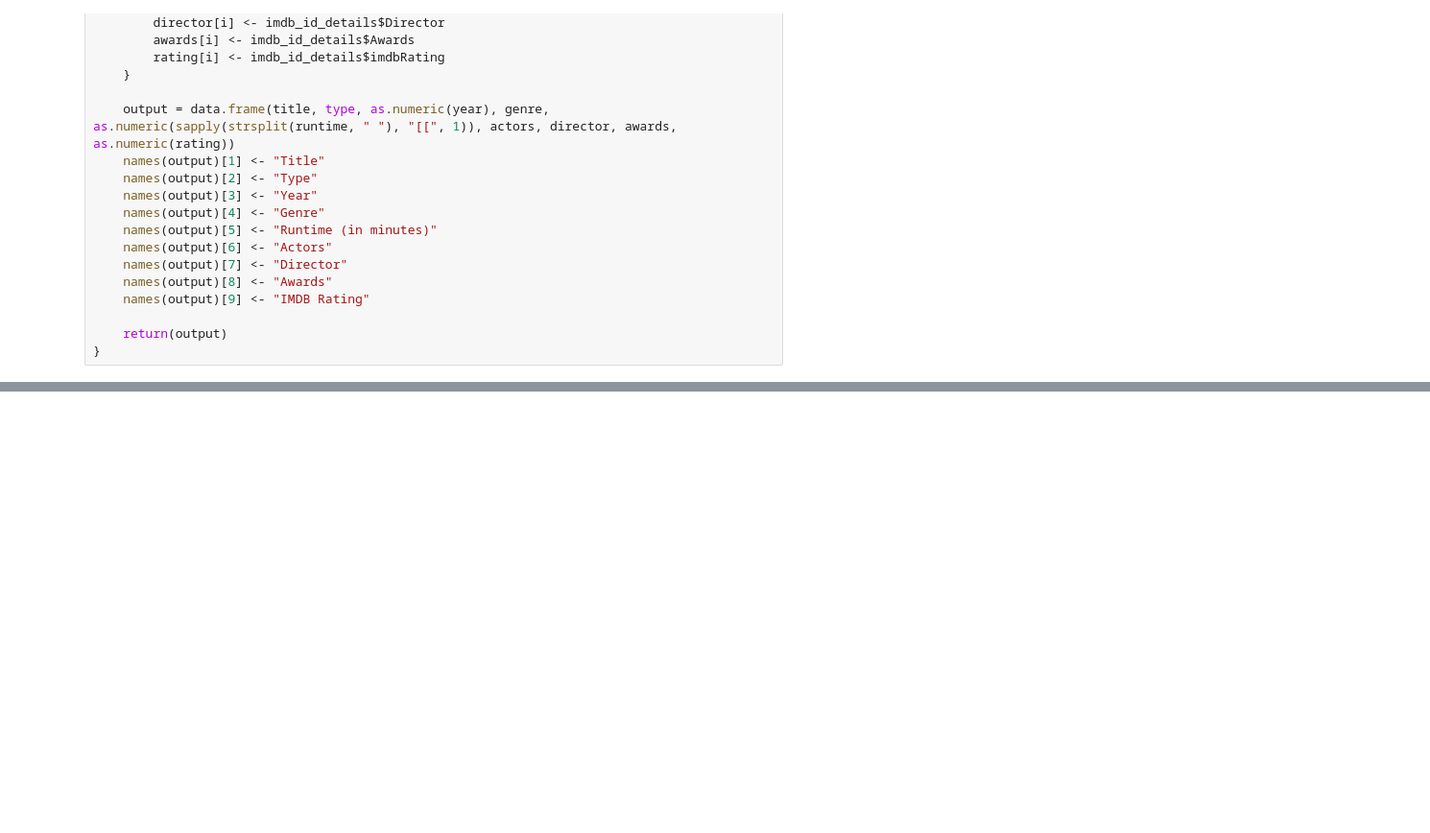
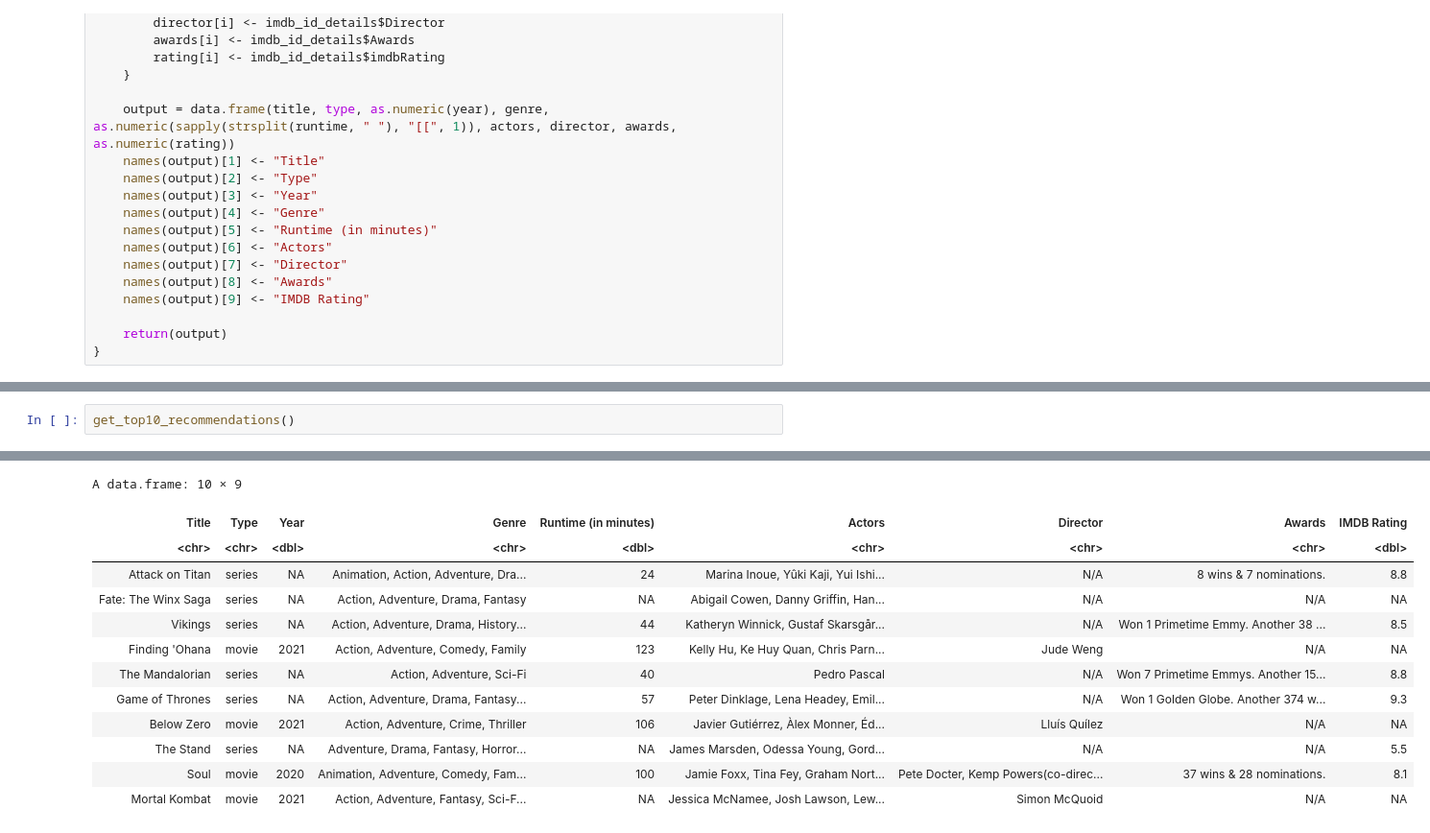
Before and after one commit to naveen-chalasani/R-vengers, a Jupyter notebook: functions-final-draft.ipynb, the cells around one changed output, grey strips where cells are left out. Shown at 96% size. Cells and saved outputs as stored; diff of their text form; blank space fills up the shorter version.

Commit message:
add recommendations by Genre

```diff
--- a/functions-final-draft.ipynb
+++ b/functions-final-draft.ipynb
@@ -683,0 +745,3 @@ get_recommendations_top_10 <- function(genre = 'action'){
+# %%
+get_top10_recommendations()
+# %% [output]
@@ -683,0 +754,13 @@ get_recommendations_top_10 <- function(genre = 'action'){
+A data.frame: 10 × 9
+| Title | Type | Year | Genre | Runtime (in minutes) | Actors | Director | Awards | IMDB Rating |
+| <chr> | <chr> | <dbl> | <chr> | <dbl> | <chr> | <chr> | <chr> | <dbl> |
+| Attack on Titan | series | NA | Animation, Action, Adventure, Dra... | 24 | Marina Inoue, Yûki Kaji, Yui Ishi... | N/A | 8 wins & 7 nominations. | 8.8 |
+| Fate: The Winx Saga | series | NA | Action, Adventure, Drama, Fantasy | NA | Abigail Cowen, Danny Griffin, Han... | N/A | N/A | NA |
+| Vikings | series | NA | Action, Adventure, Drama, History... | 44 | Katheryn Winnick, Gustaf Skarsgår... | N/A | Won 1 Primetime Emmy. Another 38 ... | 8.5 |
+| Finding 'Ohana | movie | 2021 | Action, Adventure, Comedy, Family | 123 | Kelly Hu, Ke Huy Quan, Chris Parn... | Jude Weng | N/A | NA |
+| The Mandalorian | series | NA | Action, Adventure, Sci-Fi | 40 | Pedro Pascal | N/A | Won 7 Primetime Emmys. Another 15... | 8.8 |
+| Game of Thrones | series | NA | Action, Adventure, Drama, Fantasy... | 57 | Peter Dinklage, Lena Headey, Emil... | N/A | Won 1 Golden Globe. Another 374 w... | 9.3 |
+| Below Zero | movie | 2021 | Action, Adventure, Crime, Thriller | 106 | Javier Gutiérrez, Àlex Monner, Éd... | Lluís Quílez | N/A | NA |
+| The Stand | series | NA | Adventure, Drama, Fantasy, Horror... | NA | James Marsden, Odessa Young, Gord... | N/A | N/A | 5.5 |
+| Soul | movie | 2020 | Animation, Adventure, Comedy, Fam... | 100 | Jamie Foxx, Tina Fey, Graham Nort... | Pete Docter, Kemp Powers(co-direc... | 37 wins & 28 nominations. | 8.1 |
+| Mortal Kombat | movie | 2021 | Action, Adventure, Fantasy, Sci-F... | NA | Jessica McNamee, Josh Lawson, Lew... | Simon McQuoid | N/A | NA |
```
Also changed, not shown: parts of 5 cells of this notebook, 1 other file.
